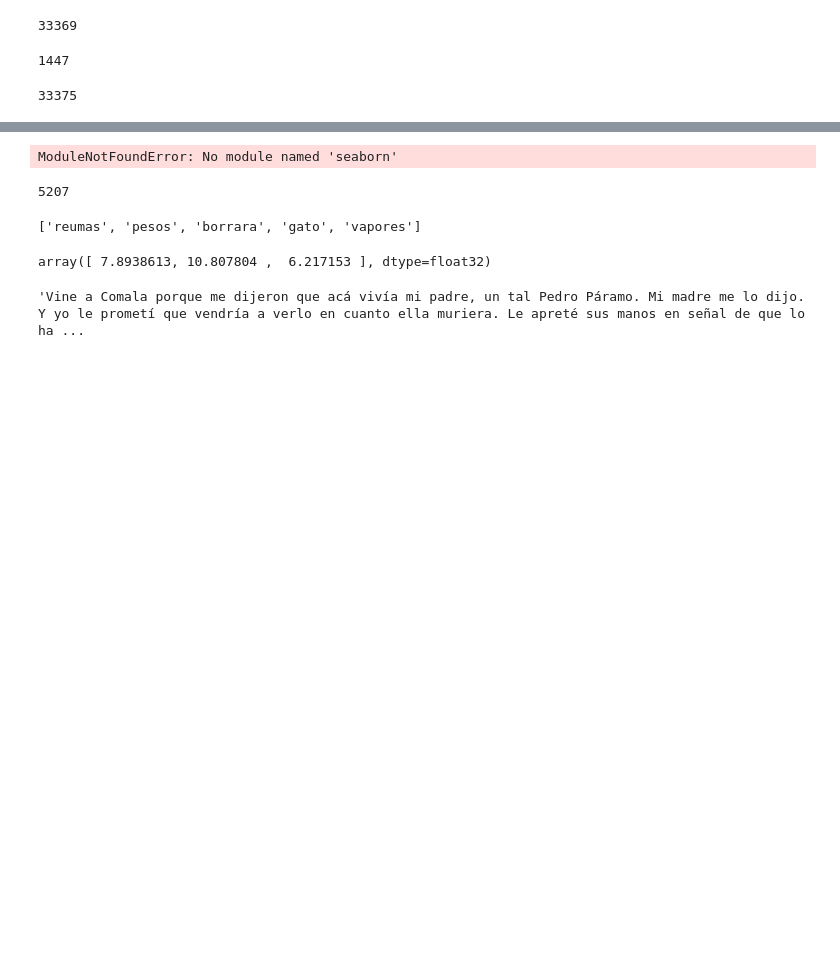
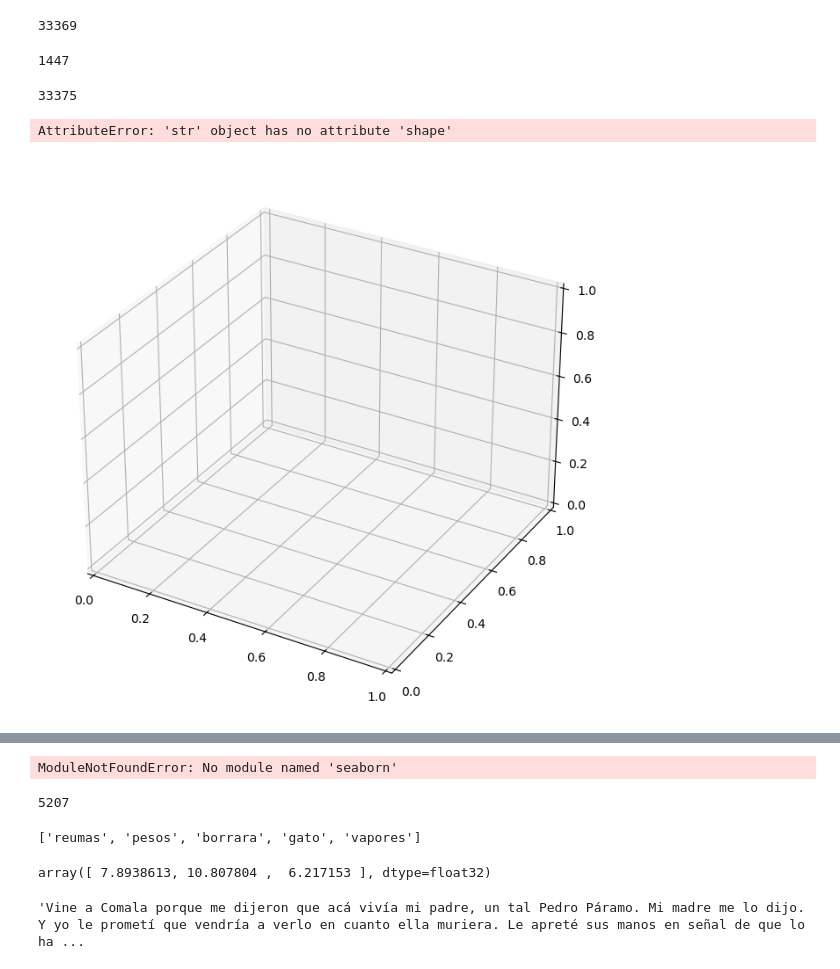
Before and after one commit to marinlafare/pedro_paramo, a Jupyter notebook: one_analysis.ipynb, the cells around one changed output, grey strips where cells are left out. Drawn from its saved outputs; the diff is of its cells as text; code cells hidden in the pictures; blank space fills up the shorter version.

```diff
--- a/one_analysis.ipynb
+++ b/one_analysis.ipynb
@@ -103,0 +64,8 @@ vou ver meu pai respondi
+# %%
+or_1_em = await original_1.all_umap()
+or_2_em = await original_2.all_umap()
+en_1_em= await english_1.all_umap()
+en_2_em= await english_2.all_umap()
+it_1_em= await italian_1.all_umap()
+po_1_em= await portuguese_1.all_umap()
+fr_1_em = await french_1.all_umap()
@@ -187,5 +429,32 @@ def plot_3d_umap_embeddings(embeddings_list: list[np.ndarray], labels_list: list
 
     # Show the plot
     plt.show()
+# %%
+plot_3d_umap_embeddings(
+    embeddings_list=[
+        or_1_em,
+        en_1_em,
+
+
+    ],
+    labels_list=[
+        "original",
+        "english_1"
+    ],
+    colors_list=[
+        'red',      # Custom color for Italian
+        'blue',     # Custom color for English
+
+    ],
+    alphas_list=[
+        0.2,         # Custom alpha for Italian
+        0.2,         # Custom alpha for English
+
+    ],
+    title="3D UMAP Embeddings Comparison"
+)
+# %% [output]
+AttributeError: 'str' object has no attribute 'shape'
+[figure, added]
 # %%
 import matplotlib.pyplot as plt
```
Also changed, not shown: parts of 71 cells of this notebook, 17 other files.
